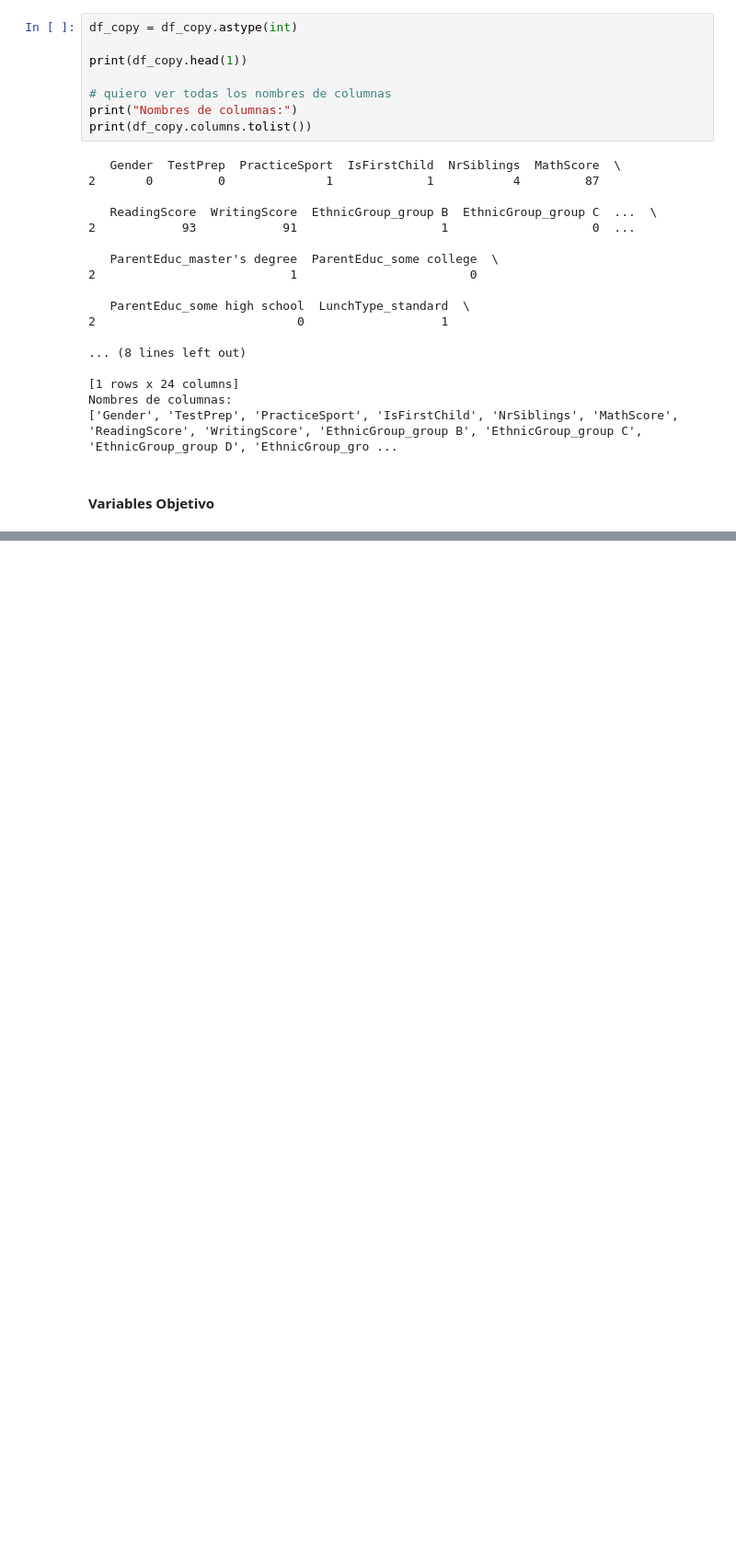
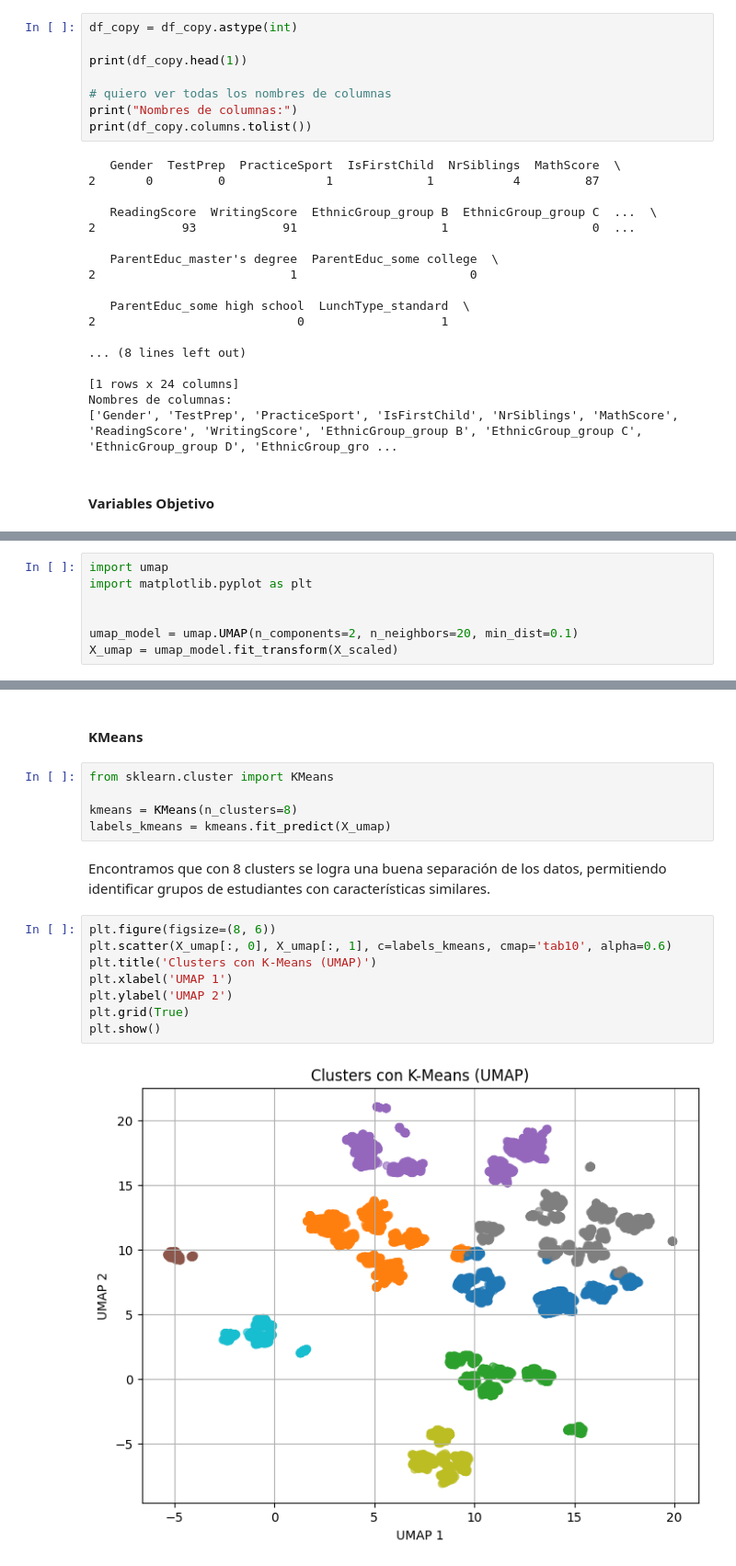
Before and after one commit to ignaciog14/md14_proyecto, a Jupyter notebook: main.ipynb, the cells around one changed output, grey strips where cells are left out. Shown at 92% size. Saved outputs shown, nothing was run; the diff lists cells and outputs as text; blank space fills up the shorter version.

```diff
--- a/main.ipynb
+++ b/main.ipynb
@@ -139,0 +202,7 @@ X_scaled = scaler.fit_transform(X)
+# %%
+import umap
+import matplotlib.pyplot as plt
+
+
+umap_model = umap.UMAP(n_components=2, n_neighbors=20, min_dist=0.1)
+X_umap = umap_model.fit_transform(X_scaled)
@@ -139,0 +229,19 @@ X_scaled = scaler.fit_transform(X)
+# %% [markdown]
+#### KMeans
+# %%
+from sklearn.cluster import KMeans
+
+kmeans = KMeans(n_clusters=8)
+labels_kmeans = kmeans.fit_predict(X_umap)
+# %% [markdown]
+Encontramos que con 8 clusters se logra una buena separación de los datos, permitiendo identificar grupos de estudiantes con características similares.
+# %%
+plt.figure(figsize=(8, 6))
+plt.scatter(X_umap[:, 0], X_umap[:, 1], c=labels_kmeans, cmap='tab10', alpha=0.6)
+plt.title('Clusters con K-Means (UMAP)')
+plt.xlabel('UMAP 1')
+plt.ylabel('UMAP 2')
+plt.grid(True)
+plt.show()
+# %% [output]
+[figure, added]
```
Also changed, not shown: parts of 26 cells of this notebook.
